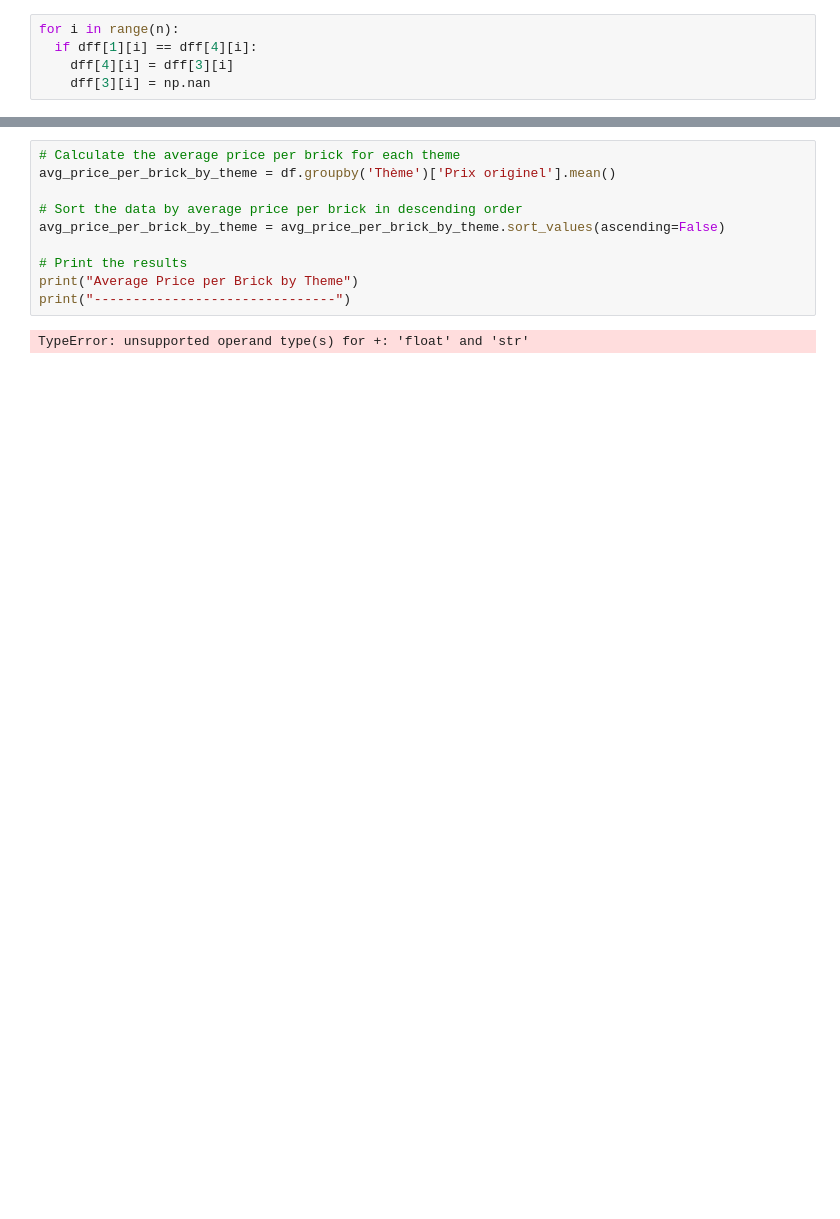
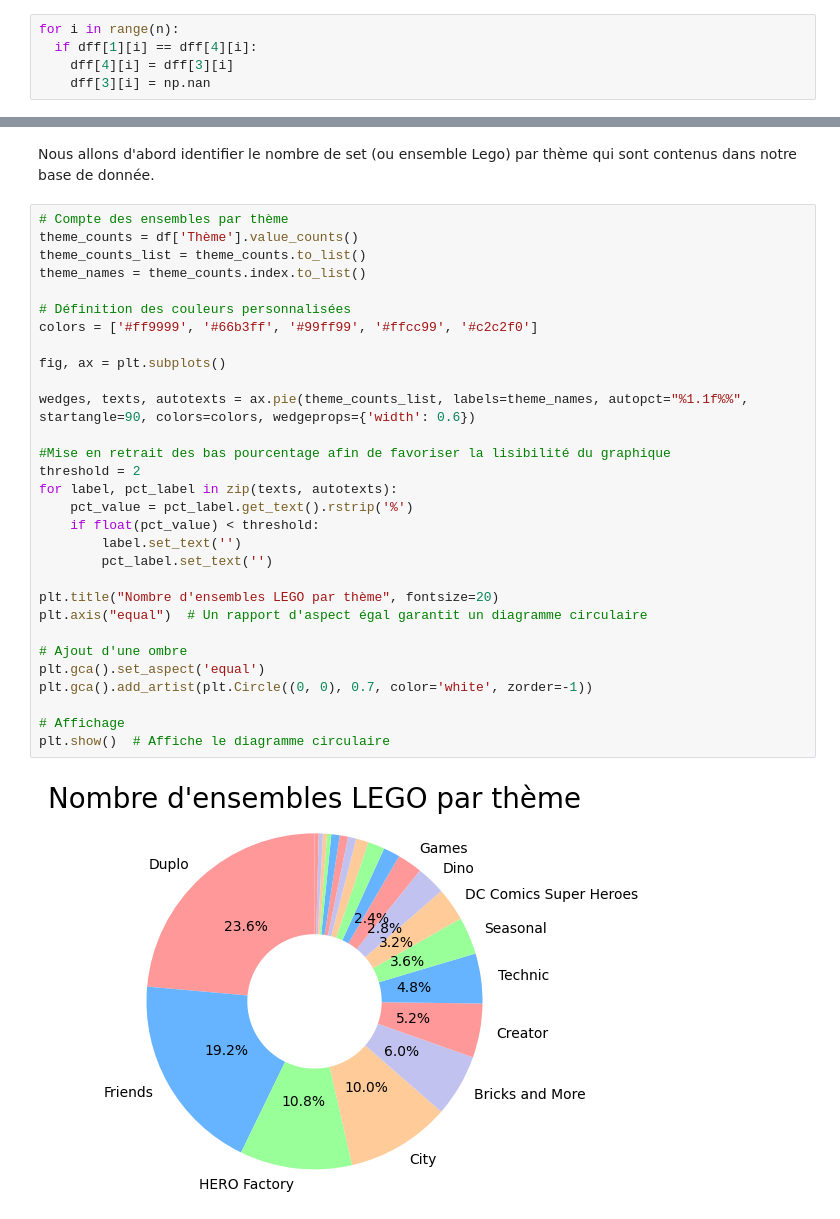
Before and after one commit to Tenvalael/Python_ENSAE_2A, a Jupyter notebook: Lego.ipynb, the cells around one changed output, grey strips where cells are left out. Cells and saved outputs as stored; diff of their text form; blank space fills up the shorter version.

```diff
--- a/Lego.ipynb
+++ b/Lego.ipynb
@@ -256,12 +177,34 @@ df.groupby('Thème').mean()
-# %%
-# Calculate the average price per brick for each theme
-avg_price_per_brick_by_theme = df.groupby('Thème')['Prix originel'].mean()
-
-# Sort the data by average price per brick in descending order
-avg_price_per_brick_by_theme = avg_price_per_brick_by_theme.sort_values(ascending=False)
-
-# Print the results
-print("Average Price per Brick by Theme")
-print("-------------------------------")
-# %% [output]
-TypeError: unsupported operand type(s) for +: 'float' and 'str'
+# %% [markdown]
+Nous allons d'abord identifier le nombre de set (ou ensemble Lego) par thème qui sont contenus dans notre base de donnée.
+# %%
+# Compte des ensembles par thème
+theme_counts = df['Thème'].value_counts()
+theme_counts_list = theme_counts.to_list()
+theme_names = theme_counts.index.to_list()
+
+# Définition des couleurs personnalisées
+colors = ['#ff9999', '#66b3ff', '#99ff99', '#ffcc99', '#c2c2f0']
+
+fig, ax = plt.subplots()
+
+wedges, texts, autotexts = ax.pie(theme_counts_list, labels=theme_names, autopct="%1.1f%%", startangle=90, colors=colors, wedgeprops={'width': 0.6})
+
+#Mise en retrait des bas pourcentage afin de favoriser la lisibilité du graphique
+threshold = 2
+for label, pct_label in zip(texts, autotexts):
+    pct_value = pct_label.get_text().rstrip('%')
+    if float(pct_value) < threshold:
+        label.set_text('')
+        pct_label.set_text('')
+
+plt.title("Nombre d'ensembles LEGO par thème", fontsize=20)
+plt.axis("equal")  # Un rapport d'aspect égal garantit un diagramme circulaire
+
+# Ajout d'une ombre
+plt.gca().set_aspect('equal')
+plt.gca().add_artist(plt.Circle((0, 0), 0.7, color='white', zorder=-1))
+
+# Affichage
+plt.show()  # Affiche le diagramme circulaire
+# %% [output]
+[figure, added]
```
Also changed, not shown: parts of 22 cells of this notebook.
